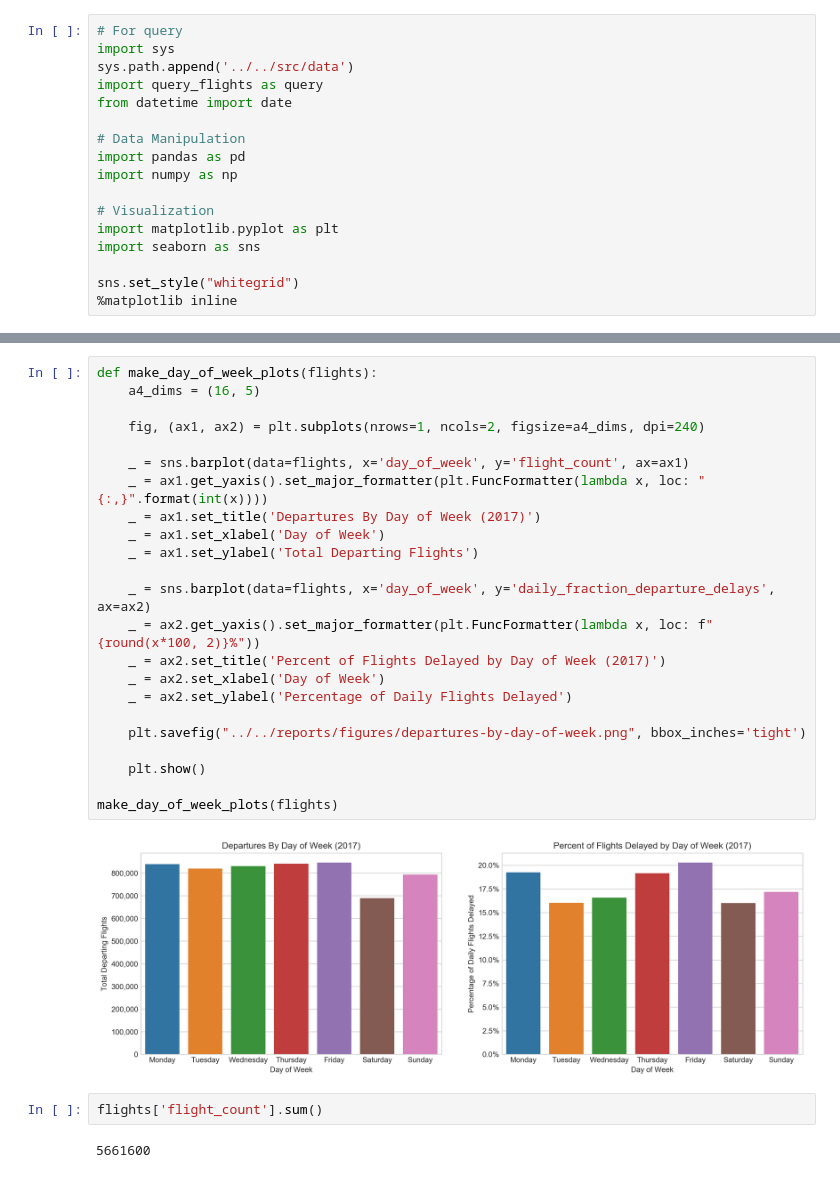
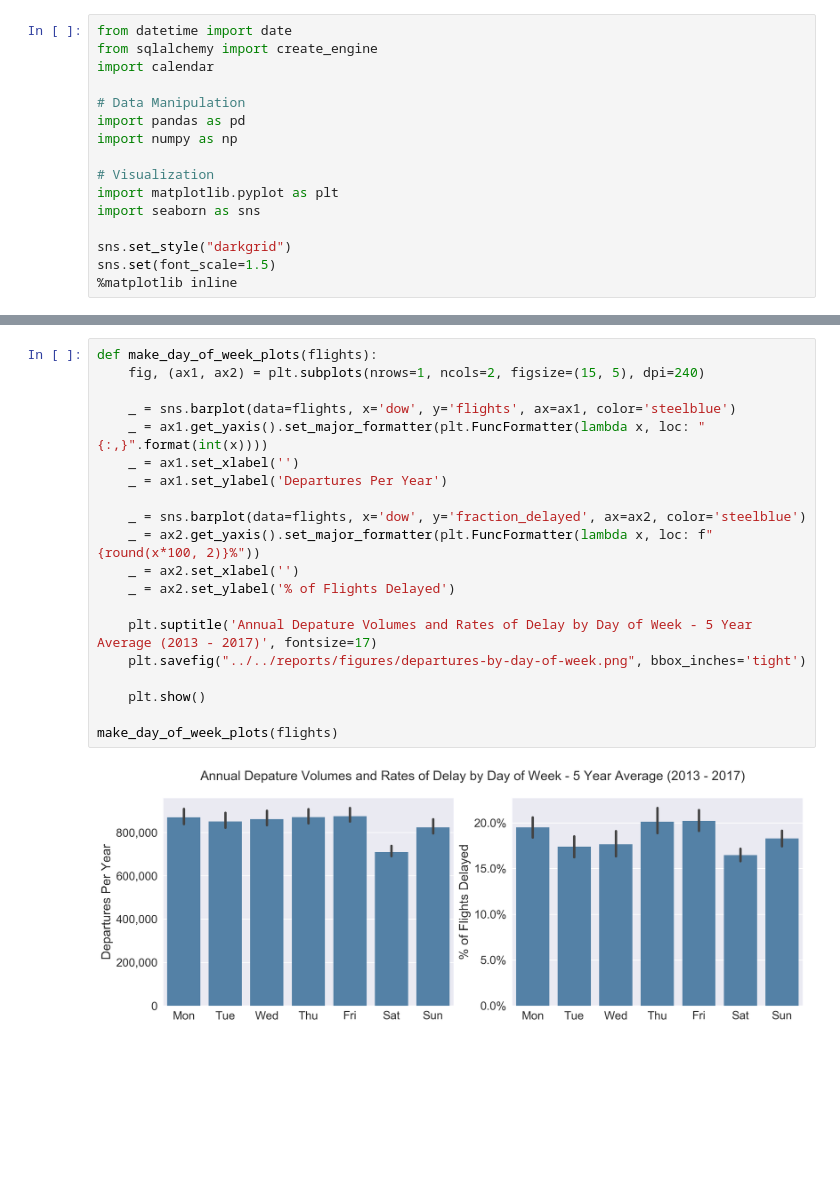
Before and after one commit to aviationweather/airport-delays, a Jupyter notebook: notebooks/eda/flights-by-day-of-week.ipynb, the cells around one changed output, grey strips where cells are left out. Drawn from its saved outputs; the diff is of its cells as text; blank space fills up the shorter version.

```diff
--- a/notebooks/eda/flights-by-day-of-week.ipynb
+++ b/notebooks/eda/flights-by-day-of-week.ipynb
@@ -1,9 +1,7 @@
 # %%
-# For query
-import sys
-sys.path.append('../../src/data')
-import query_flights as query
 from datetime import date
+from sqlalchemy import create_engine
+import calendar
 
 # Data Manipulation
 import pandas as pd
@@ -13,5 +11,6 @@ import numpy as np
 import matplotlib.pyplot as plt
 import seaborn as sns
 
-sns.set_style("whitegrid")
+sns.set_style("darkgrid")
+sns.set(font_scale=1.5)
 %matplotlib inline
@@ -87,29 +59,22 @@ flights.head(8)
 # %%
 def make_day_of_week_plots(flights):
-    a4_dims = (16, 5)
+    fig, (ax1, ax2) = plt.subplots(nrows=1, ncols=2, figsize=(15, 5), dpi=240)
 
-    fig, (ax1, ax2) = plt.subplots(nrows=1, ncols=2, figsize=a4_dims, dpi=240)
+    _ = sns.barplot(data=flights, x='dow', y='flights', ax=ax1, color='steelblue')
+    _ = ax1.get_yaxis().set_major_formatter(plt.FuncFormatter(lambda x, loc: "{:,}".format(int(x))))
+    _ = ax1.set_xlabel('')
+    _ = ax1.set_ylabel('Departures Per Year')
 
-    _ = sns.barplot(data=flights, x='day_of_week', y='flight_count', ax=ax1)
-    _ = ax1.get_yaxis().set_major_formatter(plt.FuncFormatter(lambda x, loc: "{:,}".format(int(x))))
-    _ = ax1.set_title('Departures By Day of Week (2017)')
-    _ = ax1.set_xlabel('Day of Week')
-    _ = ax1.set_ylabel('Total Departing Flights')
+    _ = sns.barplot(data=flights, x='dow', y='fraction_delayed', ax=ax2, color='steelblue')
+    _ = ax2.get_yaxis().set_major_formatter(plt.FuncFormatter(lambda x, loc: f"{round(x*100, 2)}%"))
+    _ = ax2.set_xlabel('')
+    _ = ax2.set_ylabel('% of Flights Delayed')
 
-    _ = sns.barplot(data=flights, x='day_of_week', y='daily_fraction_departure_delays', ax=ax2)
-    _ = ax2.get_yaxis().set_major_formatter(plt.FuncFormatter(lambda x, loc: f"{round(x*100, 2)}%"))
-    _ = ax2.set_title('Percent of Flights Delayed by Day of Week (2017)')
-    _ = ax2.set_xlabel('Day of Week')
-    _ = ax2.set_ylabel('Percentage of Daily Flights Delayed')
-
+    plt.suptitle('Annual Depature Volumes and Rates of Delay by Day of Week - 5 Year Average (2013 - 2017)', fontsize=17)
     plt.savefig("../../reports/figures/departures-by-day-of-week.png", bbox_inches='tight')
 
     plt.show()
 
 make_day_of_week_plots(flights)
 # %% [output]
-[figure, old version]
+[figure, new version]
-# %%
-flights['flight_count'].sum()
-# %% [output]
-5661600
```
Also changed, not shown: parts of 4 cells of this notebook, 4 other files.
